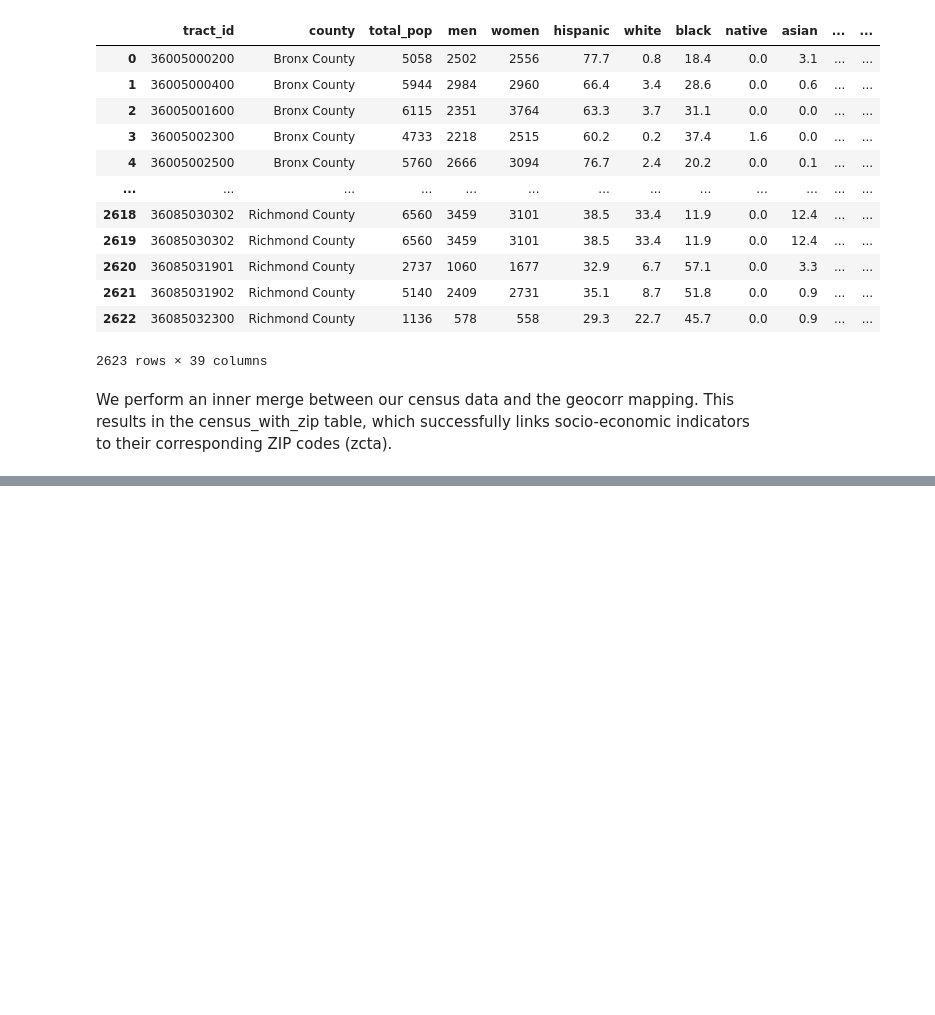
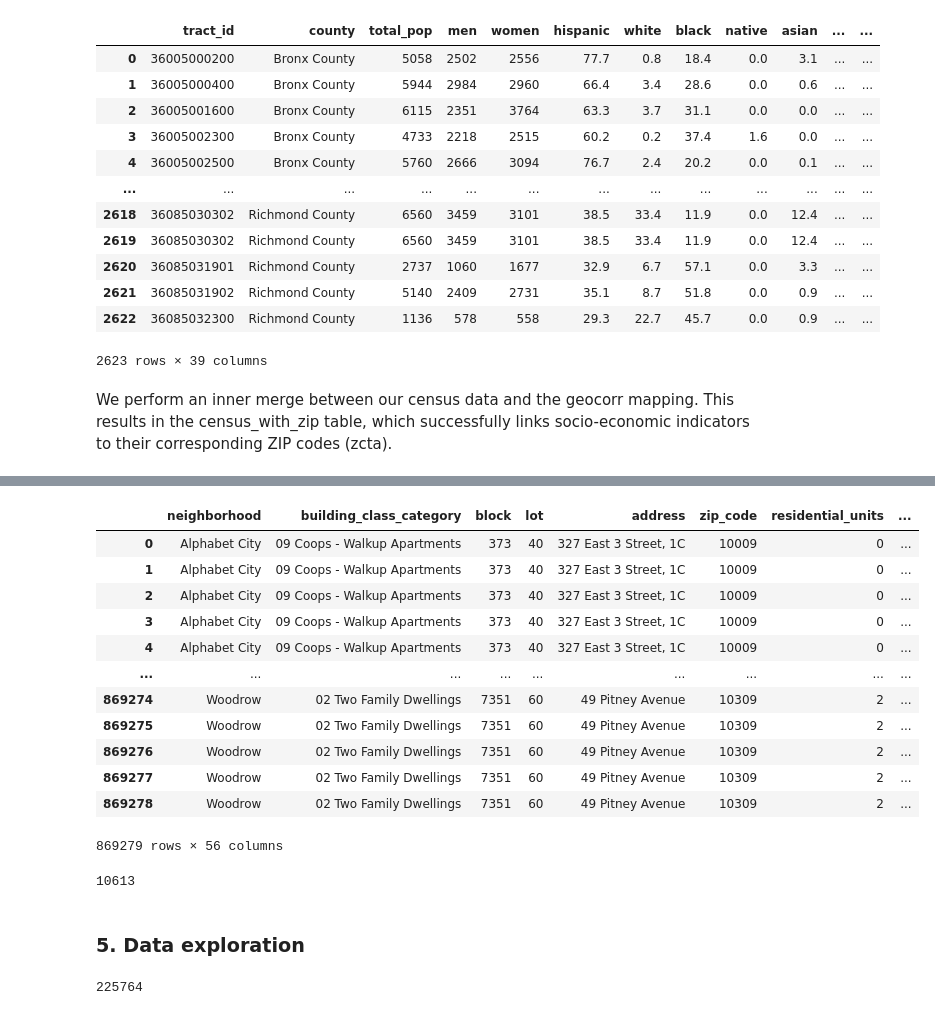
Before and after one commit to radinelageorgieva/Data-Science, a Jupyter notebook: FinalProject.ipynb, the cells around one changed output, grey strips where cells are left out. Saved outputs shown, nothing was run; the diff lists cells and outputs as text; code cells hidden in the pictures; blank space fills up the shorter version.

```diff
--- a/FinalProject.ipynb
+++ b/FinalProject.ipynb
@@ -769,0 +832,27 @@ We perform an inner merge between our census data and the geocorr mapping. This
+# %%
+merged_dataset
+# %% [output]
+|  | neighborhood | building_class_category | block | lot | address | zip_code | residential_units | ... |
+| 0 | Alphabet City | 09 Coops - Walkup Apartments | 373 | 40 | 327 East 3 Street, 1C | 10009 | 0 | ... |
+| 1 | Alphabet City | 09 Coops - Walkup Apartments | 373 | 40 | 327 East 3 Street, 1C | 10009 | 0 | ... |
+| 2 | Alphabet City | 09 Coops - Walkup Apartments | 373 | 40 | 327 East 3 Street, 1C | 10009 | 0 | ... |
+| 3 | Alphabet City | 09 Coops - Walkup Apartments | 373 | 40 | 327 East 3 Street, 1C | 10009 | 0 | ... |
+| 4 | Alphabet City | 09 Coops - Walkup Apartments | 373 | 40 | 327 East 3 Street, 1C | 10009 | 0 | ... |
+| ... | ... | ... | ... | ... | ... | ... | ... | ... |
+| 869274 | Woodrow | 02 Two Family Dwellings | 7351 | 60 | 49 Pitney Avenue | 10309 | 2 | ... |
+| 869275 | Woodrow | 02 Two Family Dwellings | 7351 | 60 | 49 Pitney Avenue | 10309 | 2 | ... |
+| 869276 | Woodrow | 02 Two Family Dwellings | 7351 | 60 | 49 Pitney Avenue | 10309 | 2 | ... |
+| 869277 | Woodrow | 02 Two Family Dwellings | 7351 | 60 | 49 Pitney Avenue | 10309 | 2 | ... |
+| 869278 | Woodrow | 02 Two Family Dwellings | 7351 | 60 | 49 Pitney Avenue | 10309 | 2 | ... |
+869279 rows × 56 columns
+# %%
+len(merged_dataset[merged_dataset['sale_price'] > 5000000])
+# %% [output]
+10613
+# %% [markdown]
+### 5. Data exploration
+# %%
+#Identifying properties with zero recorded units
+len(merged_dataset.loc[merged_dataset['total_units'] == 0, 'sale_price'])
+# %% [output]
+225764
```
Also changed, not shown: parts of 51 cells of this notebook.
